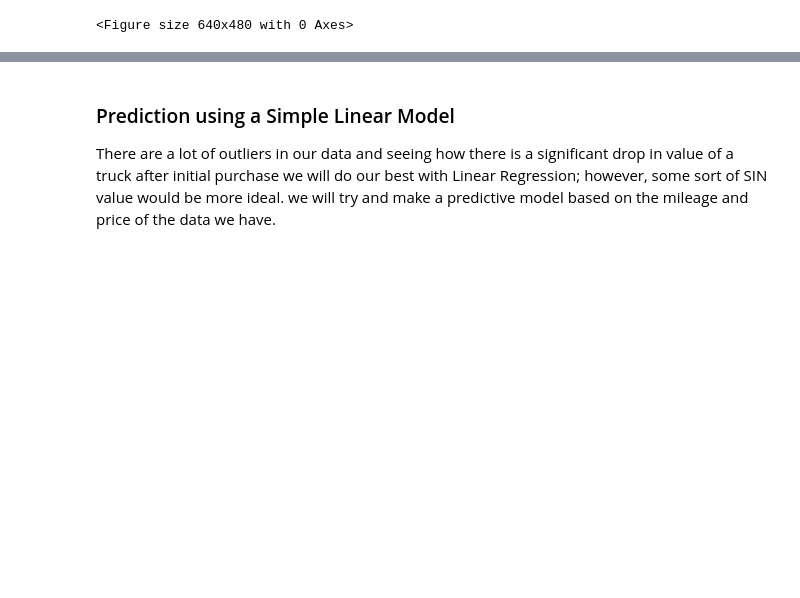
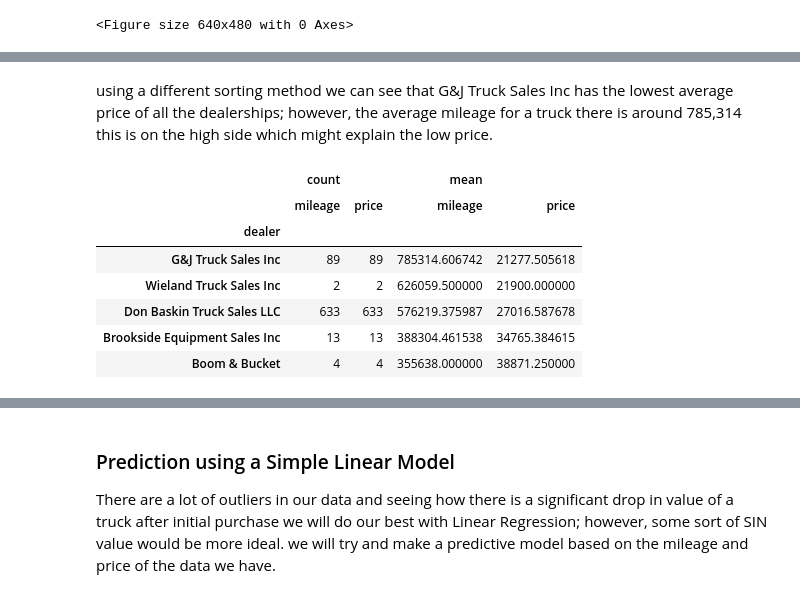
Before and after one commit to dazehead/truck-sales-project, a Jupyter notebook: truck_sales.ipynb, the cells around one changed output, grey strips where cells are left out. Cells and saved outputs as stored; diff of their text form; code cells hidden in the pictures; blank space fills up the shorter version.

```diff
--- a/truck_sales.ipynb
+++ b/truck_sales.ipynb
@@ -375,0 +391,14 @@ plt.clf()
+# %% [markdown]
+using a different sorting method we can see that G&J Truck Sales Inc has the lowest average price of all the dealerships; however, the average mileage for a truck there is around 785,314 this is on the high side which might explain the low price.
+# %%
+pivot_table.sort_values(by=('mean', 'price'), ascending=True, inplace=True)
+pivot_table.head()
+# %% [output]
+|  | count |  | mean |  |
+|  | mileage | price | mileage | price |
+| dealer |  |  |  |  |
+| G&J Truck Sales Inc | 89 | 89 | 785314.606742 | 21277.505618 |
+| Wieland Truck Sales Inc | 2 | 2 | 626059.500000 | 21900.000000 |
+| Don Baskin Truck Sales LLC | 633 | 633 | 576219.375987 | 27016.587678 |
+| Brookside Equipment Sales Inc | 13 | 13 | 388304.461538 | 34765.384615 |
+| Boom & Bucket | 4 | 4 | 355638.000000 | 38871.250000 |
```
Also changed, not shown: parts of 11 cells of this notebook.
